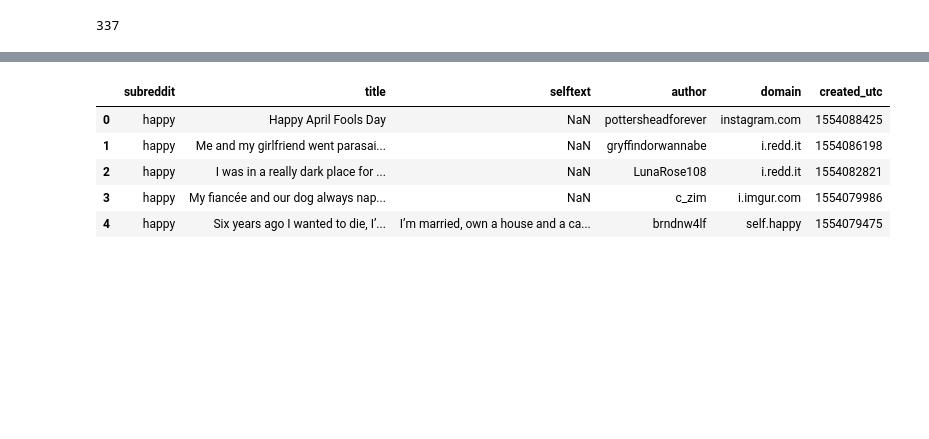
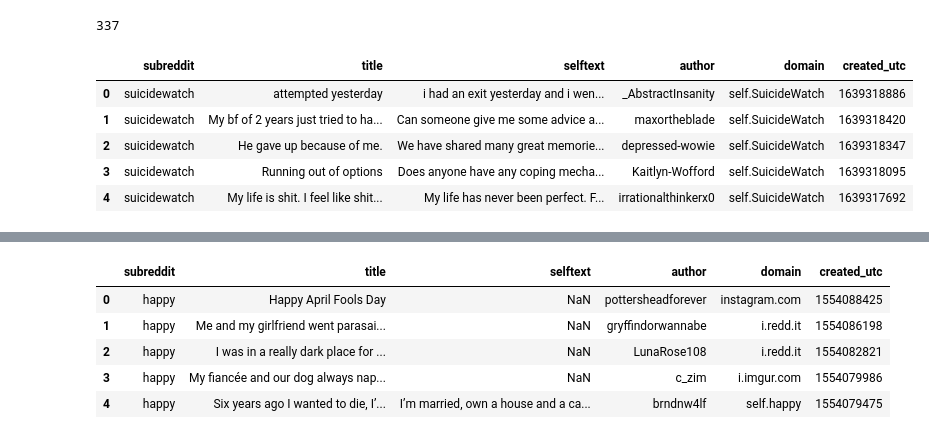
Before and after one commit to martinberberi/Mental-Health-Risk-Assessment, a Jupyter notebook: Code/EDA_Cleaning.ipynb, the cells around one changed output, grey strips where cells are left out. Drawn from its saved outputs; the diff is of its cells as text; code cells hidden in the pictures; blank space fills up the shorter version.

```diff
--- a/Code/EDA_Cleaning.ipynb
+++ b/Code/EDA_Cleaning.ipynb
@@ -60,3 +60,12 @@ depresssion_df[depresssion_df.duplicated(subset='title') == True].shape[0]
 exercise_df[exercise_df.duplicated(subset='title') == True].shape[0]
 # %% [output]
 337
+# %%
+suicide_df.head()
+# %% [output]
+|  | subreddit | title | selftext | author | domain | created_utc |
+| 0 | suicidewatch | attempted yesterday | i had an exit yesterday and i wen... | _AbstractInsanity | self.SuicideWatch | 1639318886 |
+| 1 | suicidewatch | My bf of 2 years just tried to ha... | Can someone give me some advice a... | maxortheblade | self.SuicideWatch | 1639318420 |
+| 2 | suicidewatch | He gave up because of me. | We have shared many great memorie... | depressed-wowie | self.SuicideWatch | 1639318347 |
+| 3 | suicidewatch | Running out of options | Does anyone have any coping mecha... | Kaitlyn-Wofford | self.SuicideWatch | 1639318095 |
+| 4 | suicidewatch | My life is shit. I feel like shit... | My life has never been perfect. F... | irrationalthinkerx0 | self.SuicideWatch | 1639317692 |
```
Also changed, not shown: parts of 13 cells of this notebook.
